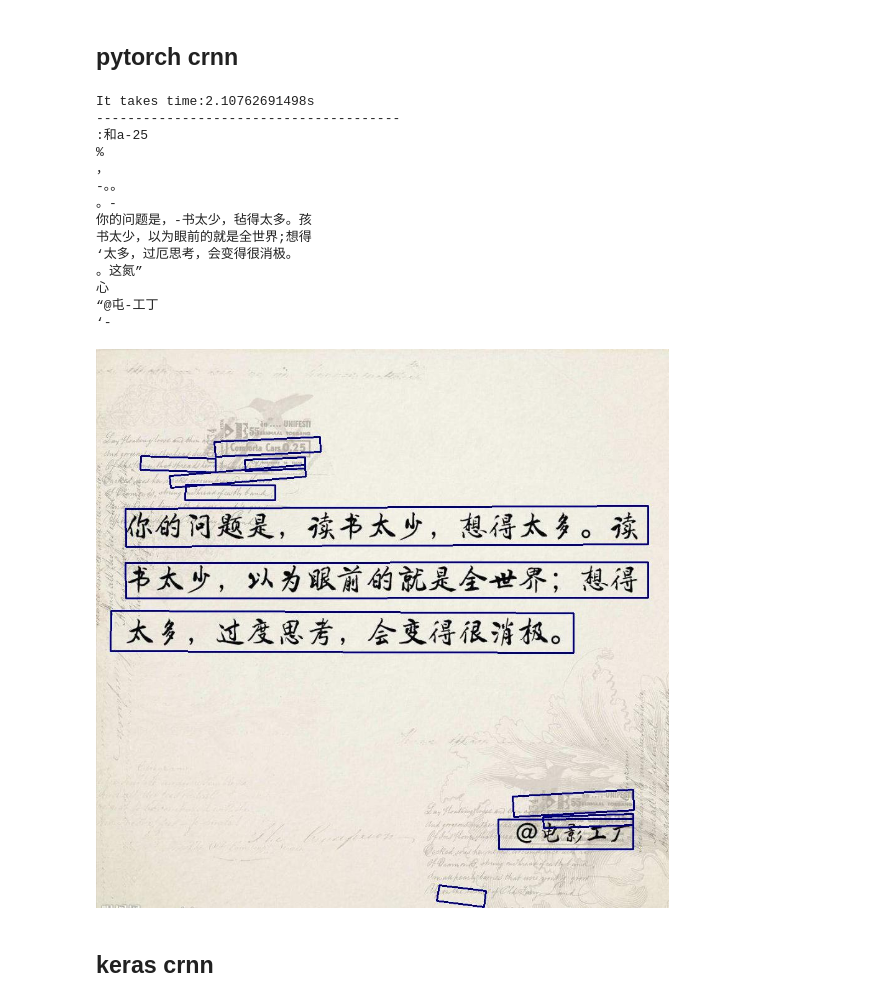
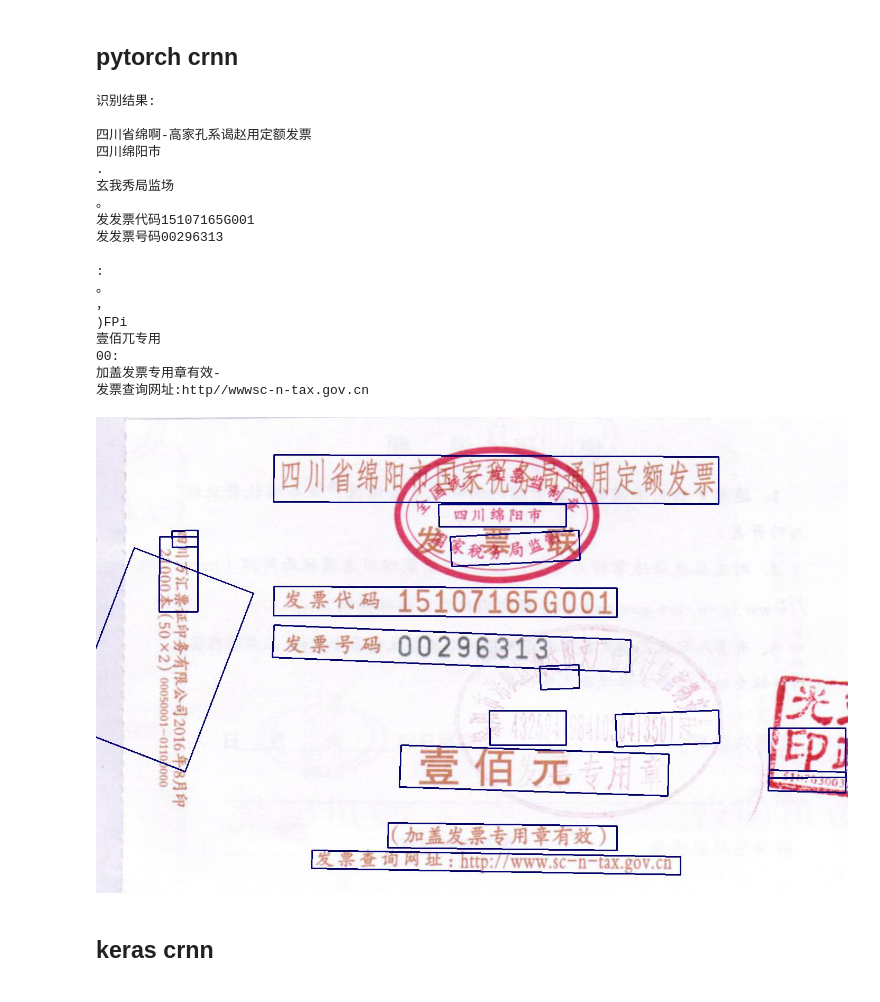
Before and after one commit to yijiuzai/chinese-ocr, a Jupyter notebook: demo.ipynb, the cells around one changed output. Saved outputs shown, nothing was run; the diff lists cells and outputs as text; code cells hidden in the pictures.

```diff
--- a/demo.ipynb
+++ b/demo.ipynb
@@ -32,32 +32,37 @@ paths
 # %% [markdown]
 ## pytorch crnn
 # %%
-im = Image.open(paths[1])
+im = Image.open(paths[-1])
 img = np.array(im.convert('RGB'))
-t = time.time()
+#t = time.time()
 result,img = model.model(img,model='crnn')
-print "It takes time:{}s".format(time.time()-t)
-print "---------------------------------------"
+#print "It takes time:{}s".format(time.time()-t)
+#print "---------------------------------------"
+print "识别结果:\n"
 Image.fromarray(img).save('/tmp/tmp.jpg')
 for key in result:
     print result[key][1]
 display('/tmp/tmp.jpg')
 # %% [output]
-It takes time:2.10762691498s
----------------------------------------
-:和a-25
-%
+识别结果:
+
+四川省绵啊-高家孔系谒赵用定额发票
+四川绵阳市
+.
+玄我秀局监场
+。
+发发票代码15107165G001
+发发票号码00296313
+
+:
+。
 ，
--。。
-。-
-你的问题是，-书太少，毡得太多。孩
-书太少，以为眼前的就是全世界;想得
-‘太多，过厄思考，会变得很消极。
-。这氮”
-心
-“@屯-工丁
-‘-
+)FPi
+壹佰兀专用
+00:
+加盖发票专用章有效-
+发票查询网址:http//wwwsc-n-tax.gov.cn
-[figure, old version]
+[figure, new version]
 # %% [markdown]
 ## keras crnn
 # %%
```
Also changed, not shown: parts of 2 cells of this notebook, 3 other files.
